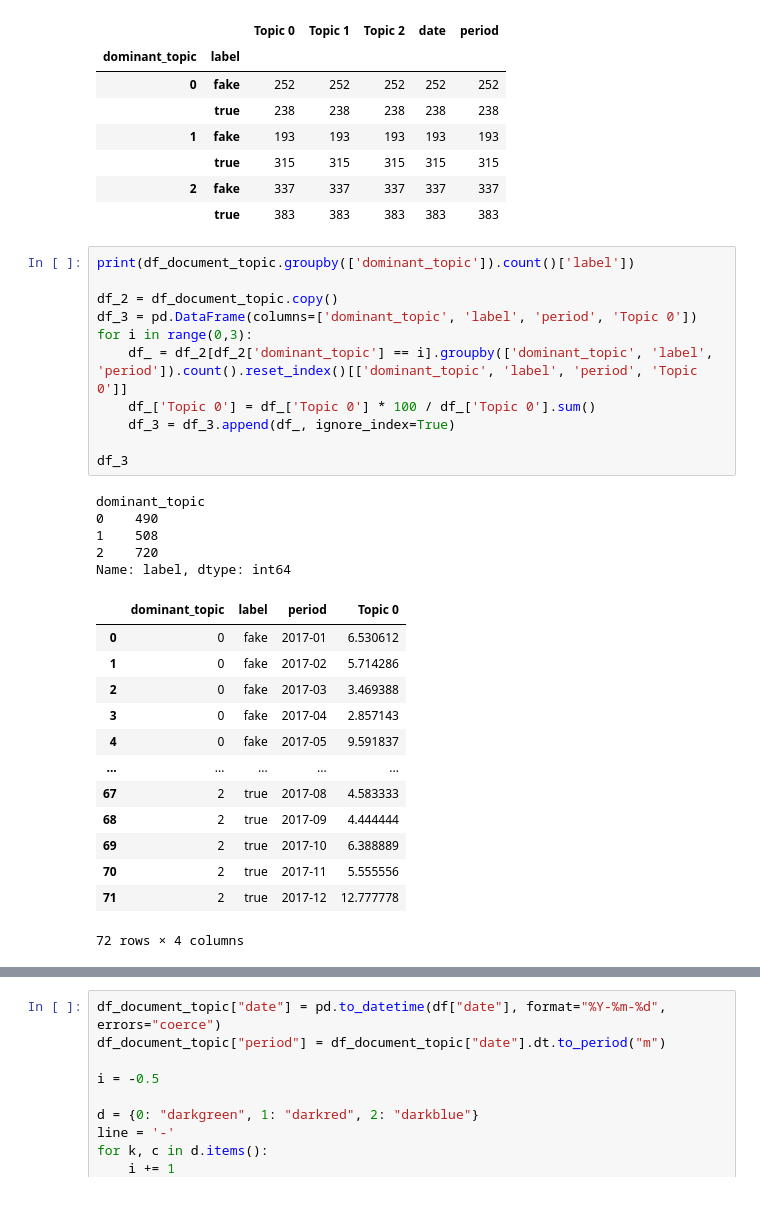
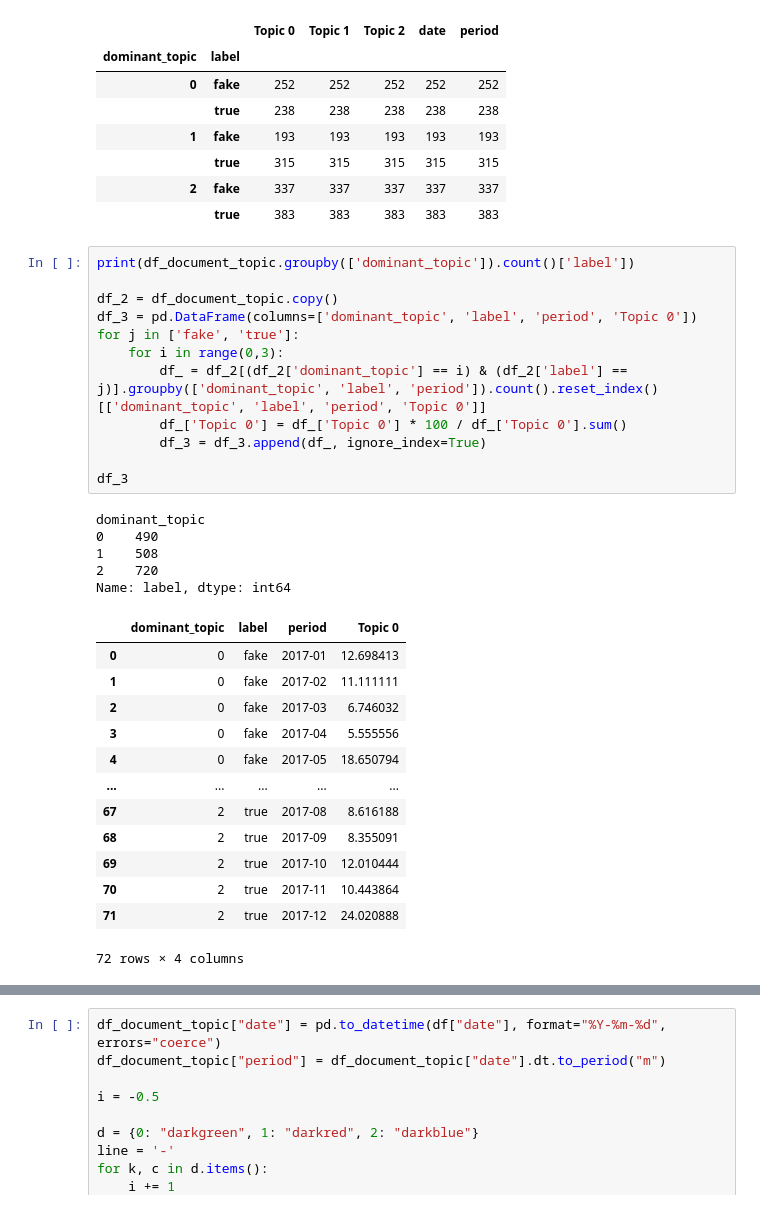
Before and after one commit to wainejr/CSB51, a Jupyter notebook: 04 - Pesquisa/LDA.ipynb, the cells around one changed output, grey strips where cells are left out. Cells and saved outputs as stored; diff of their text form.

```diff
--- a/04 - Pesquisa/LDA.ipynb
+++ b/04 - Pesquisa/LDA.ipynb
@@ -610,30 +610,31 @@ df_document_topic.groupby(['dominant_topic', 'label']).count()
 # %%
 print(df_document_topic.groupby(['dominant_topic']).count()['label'])
 
 df_2 = df_document_topic.copy()
 df_3 = pd.DataFrame(columns=['dominant_topic', 'label', 'period', 'Topic 0'])
-for i in range(0,3):
-    df_ = df_2[df_2['dominant_topic'] == i].groupby(['dominant_topic', 'label', 'period']).count().reset_index()[['dominant_topic', 'label', 'period', 'Topic 0']]
-    df_['Topic 0'] = df_['Topic 0'] * 100 / df_['Topic 0'].sum()
-    df_3 = df_3.append(df_, ignore_index=True)
+for j in ['fake', 'true']:
+    for i in range(0,3):
+        df_ = df_2[(df_2['dominant_topic'] == i) & (df_2['label'] == j)].groupby(['dominant_topic', 'label', 'period']).count().reset_index()[['dominant_topic', 'label', 'period', 'Topic 0']]
+        df_['Topic 0'] = df_['Topic 0'] * 100 / df_['Topic 0'].sum()
+        df_3 = df_3.append(df_, ignore_index=True)
 
 df_3
 # %% [output]
 dominant_topic
 0    490
 1    508
 2    720
 Name: label, dtype: int64
 |  | dominant_topic | label | period | Topic 0 |
-| 0 | 0 | fake | 2017-01 | 6.530612 |
-| 1 | 0 | fake | 2017-02 | 5.714286 |
-| 2 | 0 | fake | 2017-03 | 3.469388 |
-| 3 | 0 | fake | 2017-04 | 2.857143 |
-| 4 | 0 | fake | 2017-05 | 9.591837 |
+| 0 | 0 | fake | 2017-01 | 12.698413 |
+| 1 | 0 | fake | 2017-02 | 11.111111 |
+| 2 | 0 | fake | 2017-03 | 6.746032 |
+| 3 | 0 | fake | 2017-04 | 5.555556 |
+| 4 | 0 | fake | 2017-05 | 18.650794 |
 | ... | ... | ... | ... | ... |
-| 67 | 2 | true | 2017-08 | 4.583333 |
-| 68 | 2 | true | 2017-09 | 4.444444 |
-| 69 | 2 | true | 2017-10 | 6.388889 |
-| 70 | 2 | true | 2017-11 | 5.555556 |
-| 71 | 2 | true | 2017-12 | 12.777778 |
+| 67 | 2 | true | 2017-08 | 8.616188 |
+| 68 | 2 | true | 2017-09 | 8.355091 |
+| 69 | 2 | true | 2017-10 | 12.010444 |
+| 70 | 2 | true | 2017-11 | 10.443864 |
+| 71 | 2 | true | 2017-12 | 24.020888 |
 72 rows × 4 columns
```
Also changed, not shown: parts of 2 cells of this notebook, 1 other file.
